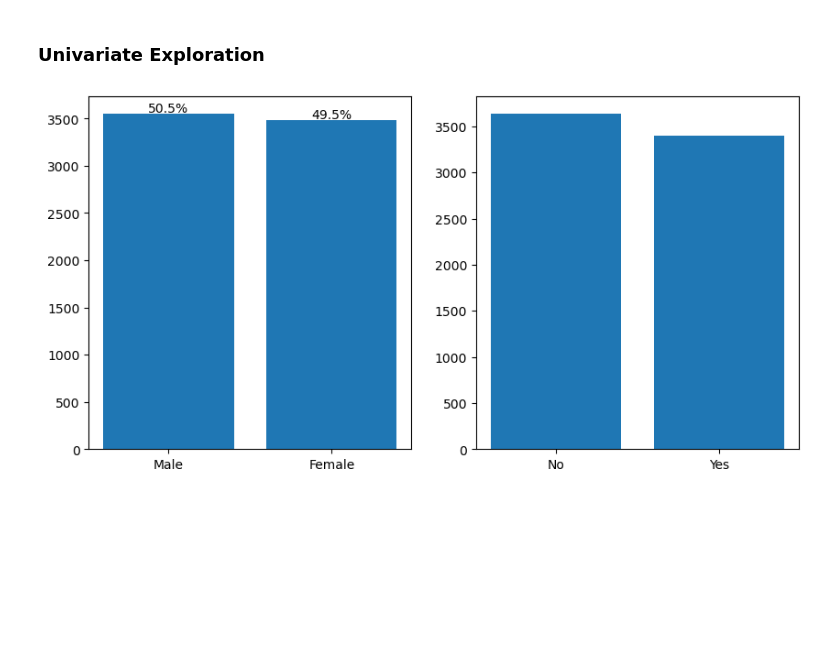
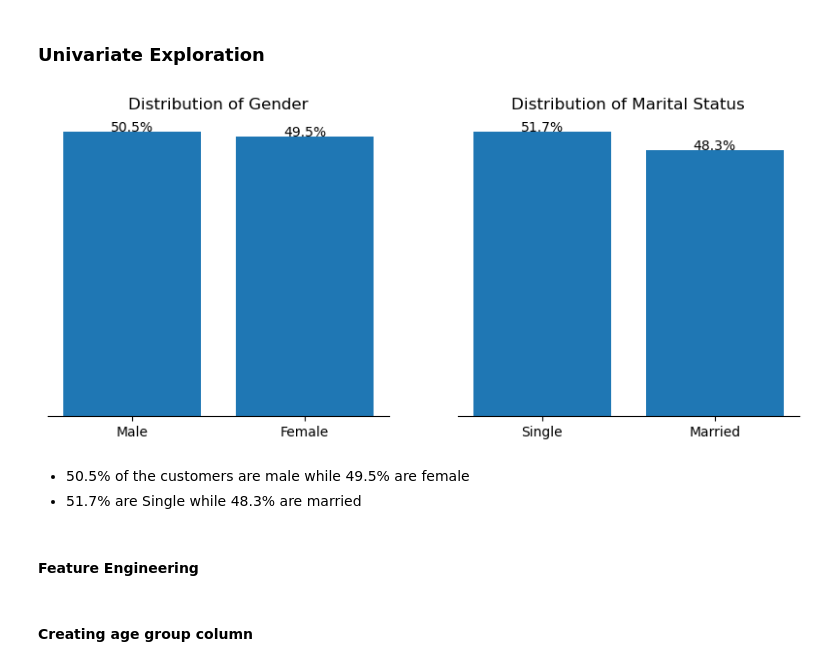
Before and after one commit to valezenwanne/Telecom_Customer_Churn_Prediction, a Jupyter notebook: Telecom_Customer_Churn_Prediction.ipynb, the cells around one changed output. Drawn from its saved outputs; the diff is of its cells as text; code cells hidden in the pictures; blank space fills up the shorter version.

Commit message:
Added some exploratory data visualization

```diff
--- a/Telecom_Customer_Churn_Prediction.ipynb
+++ b/Telecom_Customer_Churn_Prediction.ipynb
@@ -348,12 +348,39 @@ dtype: int64
 ### Univariate Exploration
 # %%
 #Distribution of the gender, Married
-fig, ax = plt.subplots(1, 2, figsize=[10,5])
+
+df['Married1'] = df['Married']
+df['Married1'] = df['Married1'].map({'No': 'Single', 'Yes': 'Married'})
+
+
+fig, ax = plt.subplots(1, 2, figsize=[10,4])
 ax[0].bar(x=df['Gender'].value_counts().index, height=df['Gender'].value_counts().values)
-ax[1].bar(x=df['Married'].value_counts().index, height=df['Married'].value_counts().values)
+ax[1].bar(x=df['Married1'].value_counts().index, height=df['Married1'].value_counts().values)
+
+#add title
+ax[0].set_title('Distribution of Gender')
+ax[1].set_title('Distribution of Marital Status')
+
+#remove spines
+ax[0].spines[['right', 'top', 'left']].set_visible(False)
+ax[1].spines[['right', 'top', 'left']].set_visible(False)
+
+#remove yaxis
+ax[0].yaxis.set_visible(False)
+ax[1].yaxis.set_visible(False)
 
 for index, values in enumerate(df['Gender'].value_counts()):
     ax[0].annotate(str(round((values/len(df))*100, 1))+'%', xy=(index, values+50), ha='center', va='center')
+
+for index, values in enumerate(df['Married1'].value_counts()):
+    ax[1].annotate(str(round((values/len(df))*100, 1))+'%', xy=(index, values+50), ha='center', va='center')
 plt.show()
 # %% [output]
-[figure, old version]
+[figure, new version]
+# %% [markdown]
+- 50.5% of the customers are male while 49.5% are female
+- 51.7% are Single while 48.3% are married
+# %% [markdown]
+#### Feature Engineering
+# %% [markdown]
+#### Creating age group column
```
Also changed, not shown: parts of 10 cells of this notebook.
